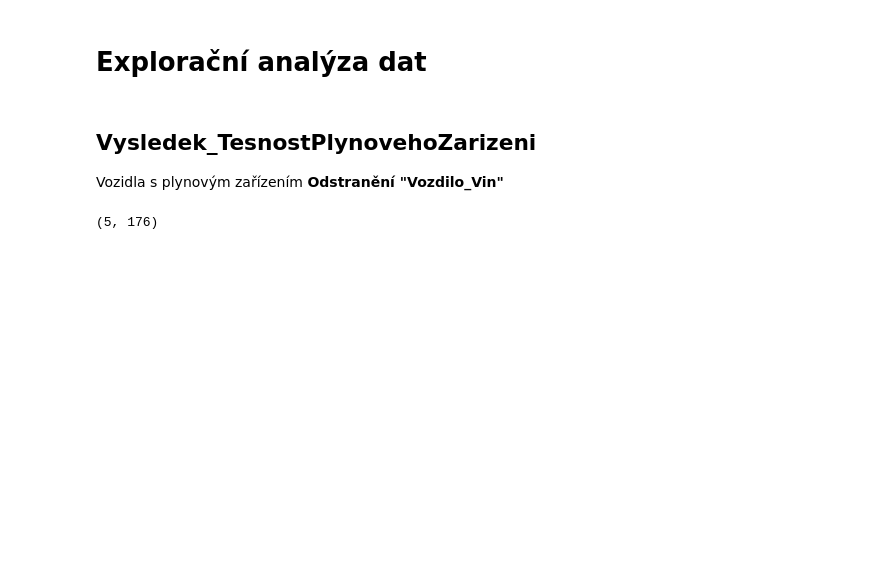
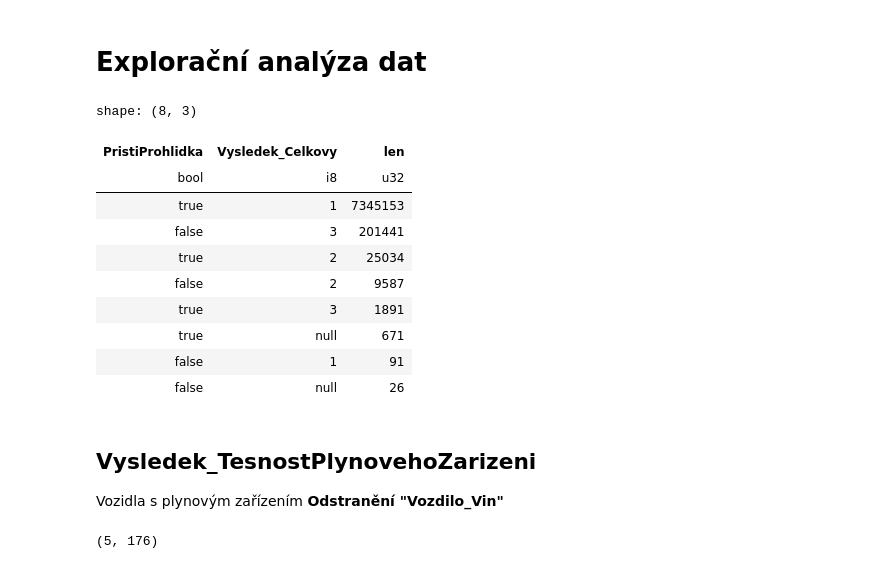
Before and after one commit to opendatalabcz/emissions-data-analysis-cz, a Jupyter notebook: kod/diesel_exploration.ipynb, the cells around one changed output. Saved outputs shown, nothing was run; the diff lists cells and outputs as text; code cells hidden in the pictures; blank space fills up the shorter version.

```diff
--- a/kod/diesel_exploration.ipynb
+++ b/kod/diesel_exploration.ipynb
@@ -876,5 +873,19 @@ hoj
 # %% [markdown]
 # Explorační analýza dat
+# %%
+display(df.with_columns(pl.col('PristiProhlidka').is_not_null()).group_by(['PristiProhlidka', 'Vysledek_Celkovy']).len().sort('len', descending=True))
+# %% [output]
+shape: (8, 3)
+| PristiProhlidka | Vysledek_Celkovy | len |
+| bool | i8 | u32 |
+| true | 1 | 7345153 |
+| false | 3 | 201441 |
+| true | 2 | 25034 |
+| false | 2 | 9587 |
+| true | 3 | 1891 |
+| true | null | 671 |
+| false | 1 | 91 |
+| false | null | 26 |
 # %% [markdown]
 ## Vysledek_TesnostPlynovehoZarizeni
 Vozidla s plynovým zařízením
```
Also changed, not shown: parts of 20 cells of this notebook.
